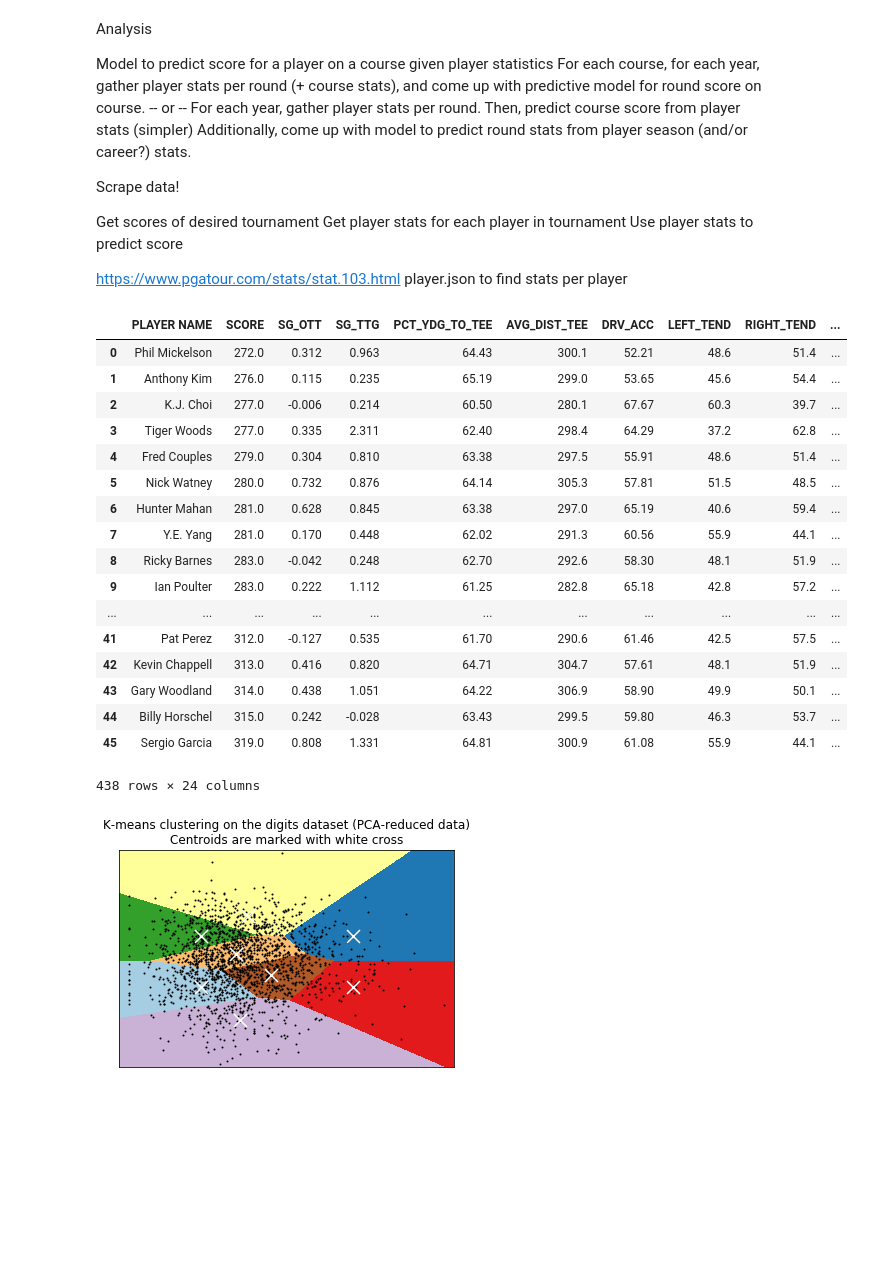
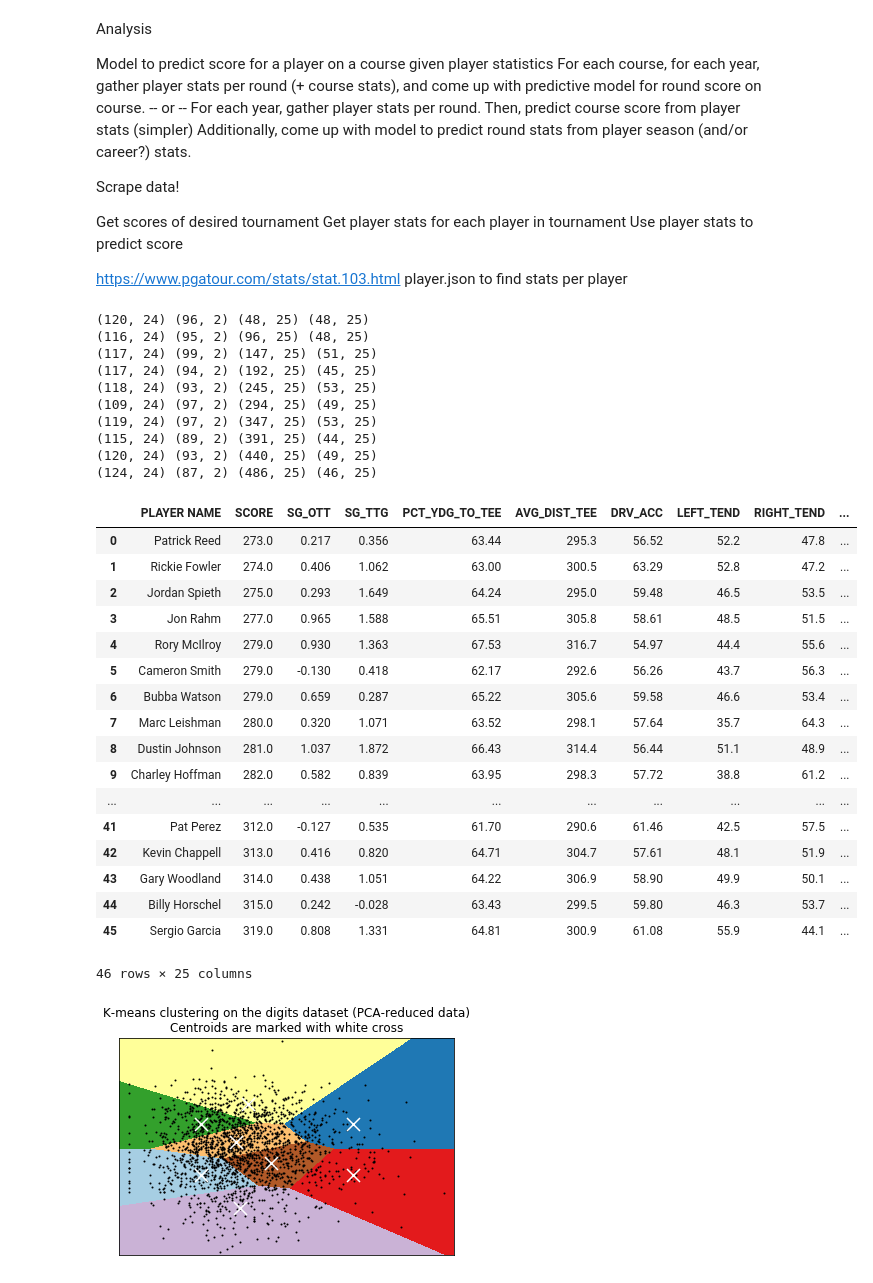
Before and after one commit to mng12689/pga_analysis, a Jupyter notebook: Untitled.ipynb, the cells around one changed output. Saved outputs shown, nothing was run; the diff lists cells and outputs as text; code cells hidden in the pictures; blank space fills up the shorter version.

```diff
--- a/Untitled.ipynb
+++ b/Untitled.ipynb
@@ -246,26 +246,39 @@ def masters_data_set(by="round"):
         df = pd.concat([df,_df])
     return df
 # %%
-masters_data_set(by="tourney")
+x=masters_data_set(by="tourney")
 # %% [output]
-|  | PLAYER NAME | SCORE | SG_OTT | SG_TTG | PCT_YDG_TO_TEE | AVG_DIST_TEE | DRV_ACC | LEFT_TEND | RIGHT_TEND | ... |
-| 0 | Phil Mickelson | 272.0 | 0.312 | 0.963 | 64.43 | 300.1 | 52.21 | 48.6 | 51.4 | ... |
-| 1 | Anthony Kim | 276.0 | 0.115 | 0.235 | 65.19 | 299.0 | 53.65 | 45.6 | 54.4 | ... |
-| 2 | K.J. Choi | 277.0 | -0.006 | 0.214 | 60.50 | 280.1 | 67.67 | 60.3 | 39.7 | ... |
-| 3 | Tiger Woods | 277.0 | 0.335 | 2.311 | 62.40 | 298.4 | 64.29 | 37.2 | 62.8 | ... |
-| 4 | Fred Couples | 279.0 | 0.304 | 0.810 | 63.38 | 297.5 | 55.91 | 48.6 | 51.4 | ... |
-| 5 | Nick Watney | 280.0 | 0.732 | 0.876 | 64.14 | 305.3 | 57.81 | 51.5 | 48.5 | ... |
-| 6 | Hunter Mahan | 281.0 | 0.628 | 0.845 | 63.38 | 297.0 | 65.19 | 40.6 | 59.4 | ... |
-| 7 | Y.E. Yang | 281.0 | 0.170 | 0.448 | 62.02 | 291.3 | 60.56 | 55.9 | 44.1 | ... |
-| 8 | Ricky Barnes | 283.0 | -0.042 | 0.248 | 62.70 | 292.6 | 58.30 | 48.1 | 51.9 | ... |
-| 9 | Ian Poulter | 283.0 | 0.222 | 1.112 | 61.25 | 282.8 | 65.18 | 42.8 | 57.2 | ... |
-| ... | ... | ... | ... | ... | ... | ... | ... | ... | ... | ... |
-| 41 | Pat Perez | 312.0 | -0.127 | 0.535 | 61.70 | 290.6 | 61.46 | 42.5 | 57.5 | ... |
-| 42 | Kevin Chappell | 313.0 | 0.416 | 0.820 | 64.71 | 304.7 | 57.61 | 48.1 | 51.9 | ... |
-| 43 | Gary Woodland | 314.0 | 0.438 | 1.051 | 64.22 | 306.9 | 58.90 | 49.9 | 50.1 | ... |
-| 44 | Billy Horschel | 315.0 | 0.242 | -0.028 | 63.43 | 299.5 | 59.80 | 46.3 | 53.7 | ... |
-| 45 | Sergio Garcia | 319.0 | 0.808 | 1.331 | 64.81 | 300.9 | 61.08 | 55.9 | 44.1 | ... |
-438 rows × 24 columns
+(120, 24) (96, 2) (48, 25) (48, 25)
+(116, 24) (95, 2) (96, 25) (48, 25)
+(117, 24) (99, 2) (147, 25) (51, 25)
+(117, 24) (94, 2) (192, 25) (45, 25)
+(118, 24) (93, 2) (245, 25) (53, 25)
+(109, 24) (97, 2) (294, 25) (49, 25)
+(119, 24) (97, 2) (347, 25) (53, 25)
+(115, 24) (89, 2) (391, 25) (44, 25)
+(120, 24) (93, 2) (440, 25) (49, 25)
+(124, 24) (87, 2) (486, 25) (46, 25)
+# %%
+x[x["YEAR"] == 2018]
+# %% [output]
+|  | PLAYER NAME | SCORE | SG_OTT | SG_TTG | PCT_YDG_TO_TEE | AVG_DIST_TEE | DRV_ACC | LEFT_TEND | RIGHT_TEND | ... |
+| 0 | Patrick Reed | 273.0 | 0.217 | 0.356 | 63.44 | 295.3 | 56.52 | 52.2 | 47.8 | ... |
+| 1 | Rickie Fowler | 274.0 | 0.406 | 1.062 | 63.00 | 300.5 | 63.29 | 52.8 | 47.2 | ... |
+| 2 | Jordan Spieth | 275.0 | 0.293 | 1.649 | 64.24 | 295.0 | 59.48 | 46.5 | 53.5 | ... |
+| 3 | Jon Rahm | 277.0 | 0.965 | 1.588 | 65.51 | 305.8 | 58.61 | 48.5 | 51.5 | ... |
+| 4 | Rory McIlroy | 279.0 | 0.930 | 1.363 | 67.53 | 316.7 | 54.97 | 44.4 | 55.6 | ... |
+| 5 | Cameron Smith | 279.0 | -0.130 | 0.418 | 62.17 | 292.6 | 56.26 | 43.7 | 56.3 | ... |
+| 6 | Bubba Watson | 279.0 | 0.659 | 0.287 | 65.22 | 305.6 | 59.58 | 46.6 | 53.4 | ... |
+| 7 | Marc Leishman | 280.0 | 0.320 | 1.071 | 63.52 | 298.1 | 57.64 | 35.7 | 64.3 | ... |
+| 8 | Dustin Johnson | 281.0 | 1.037 | 1.872 | 66.43 | 314.4 | 56.44 | 51.1 | 48.9 | ... |
+| 9 | Charley Hoffman | 282.0 | 0.582 | 0.839 | 63.95 | 298.3 | 57.72 | 38.8 | 61.2 | ... |
+| ... | ... | ... | ... | ... | ... | ... | ... | ... | ... | ... |
+| 41 | Pat Perez | 312.0 | -0.127 | 0.535 | 61.70 | 290.6 | 61.46 | 42.5 | 57.5 | ... |
+| 42 | Kevin Chappell | 313.0 | 0.416 | 0.820 | 64.71 | 304.7 | 57.61 | 48.1 | 51.9 | ... |
+| 43 | Gary Woodland | 314.0 | 0.438 | 1.051 | 64.22 | 306.9 | 58.90 | 49.9 | 50.1 | ... |
+| 44 | Billy Horschel | 315.0 | 0.242 | -0.028 | 63.43 | 299.5 | 59.80 | 46.3 | 53.7 | ... |
+| 45 | Sergio Garcia | 319.0 | 0.808 | 1.331 | 64.81 | 300.9 | 61.08 | 55.9 | 44.1 | ... |
+46 rows × 25 columns
 # %%
 from sklearn.ensemble import RandomForestRegressor
 import numpy as np
```
Also changed, not shown: parts of 7 cells of this notebook.
